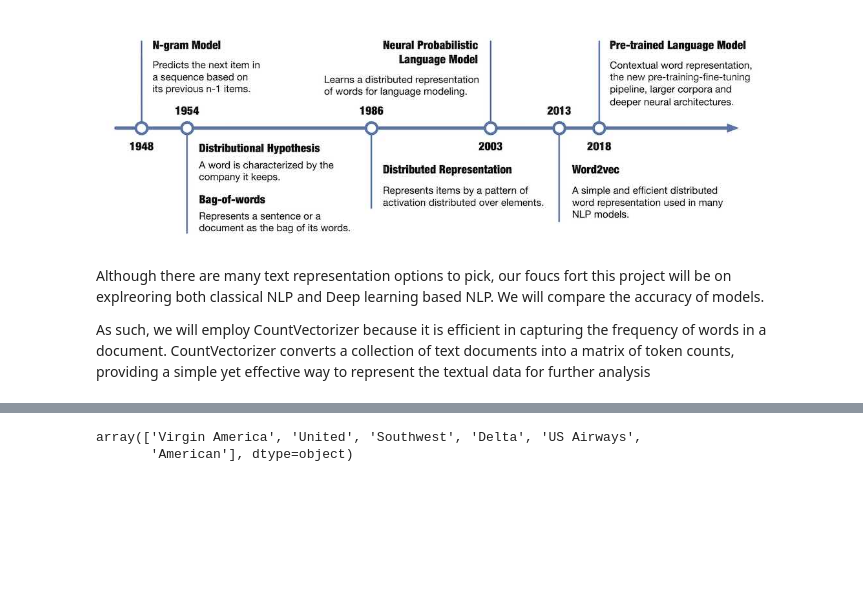
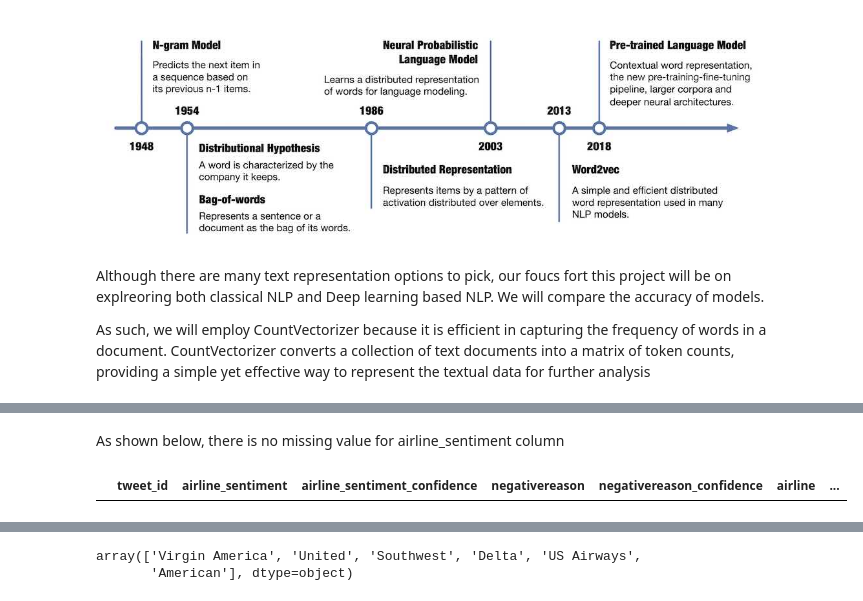
Before and after one commit to kiuk0131/Proejcts, a Jupyter notebook: Twitter_Airline_Sentiment_Analysis.ipynb, the cells around one changed output, grey strips where cells are left out. Drawn from its saved outputs; the diff is of its cells as text; code cells hidden in the pictures; blank space fills up the shorter version.

```diff
--- a/Twitter_Airline_Sentiment_Analysis.ipynb
+++ b/Twitter_Airline_Sentiment_Analysis.ipynb
@@ -106,0 +93,8 @@ memory usage: 1.7+ MB
+# %% [markdown]
+As shown below, there is no missing value for airline_sentiment column
+# %%
+
+NaaN_data = pd.isnull(data['airline_sentiment'])
+data[NaaN_data]
+# %% [output]
+|  | tweet_id | airline_sentiment | airline_sentiment_confidence | negativereason | negativereason_confidence | airline | ... |
```
Also changed, not shown: parts of 16 cells of this notebook.
